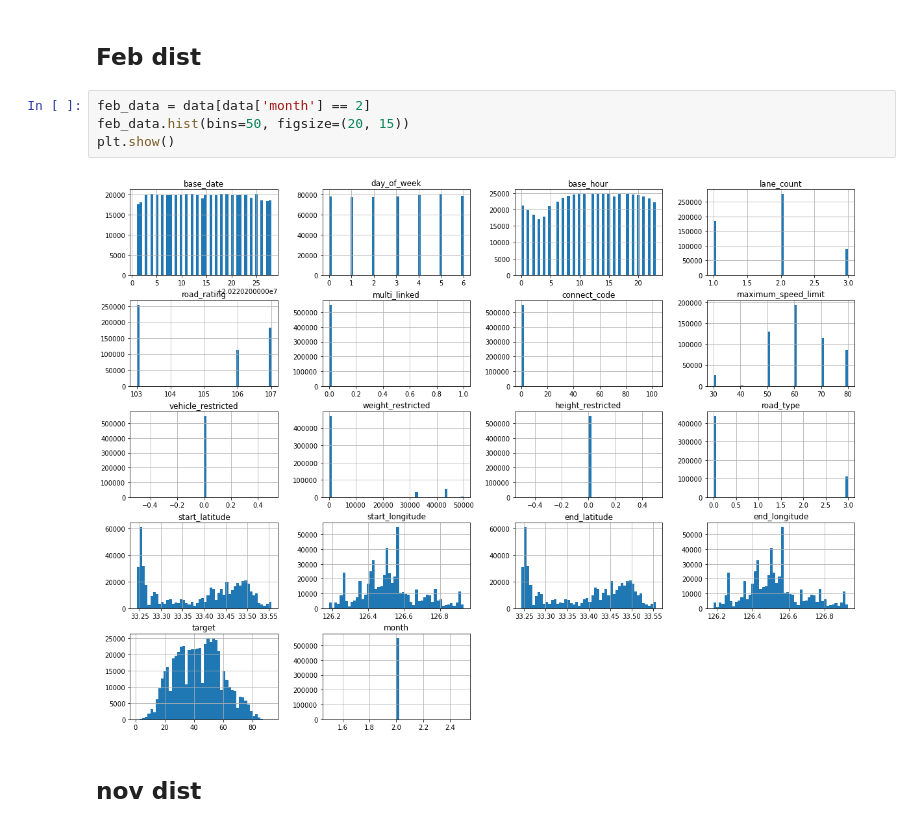
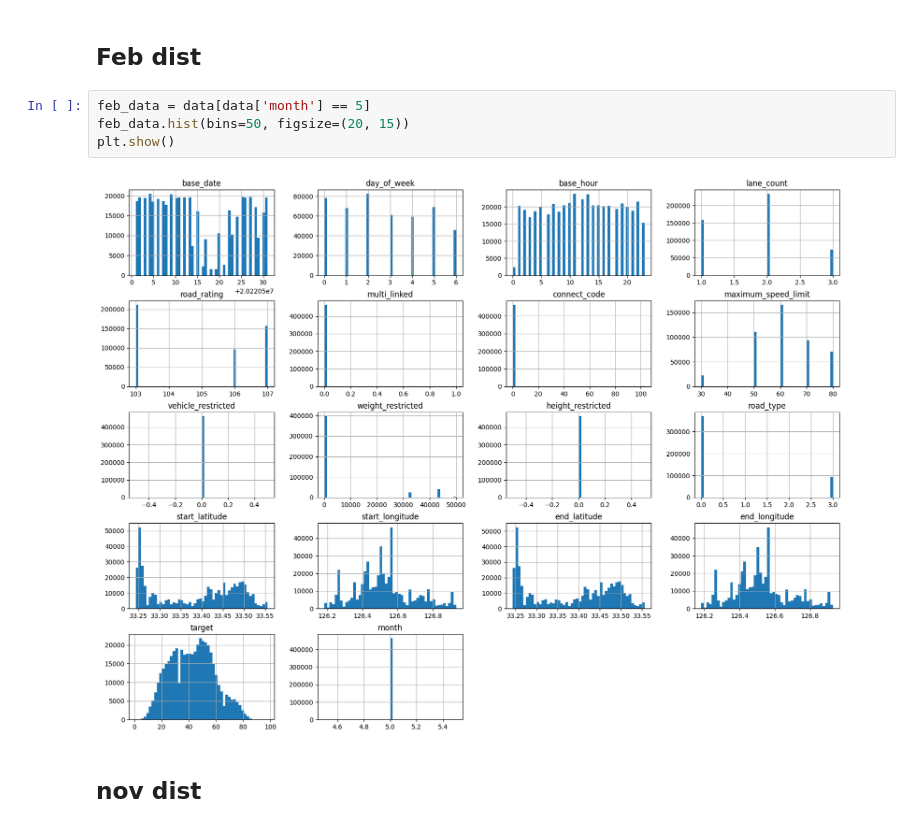
Before and after one commit to noodle-s/Jeju-road-traffic-prediction, a Jupyter notebook: EDA/EDA_oym.ipynb, the cells around one changed output. Cells and saved outputs as stored; diff of their text form.

```diff
--- a/EDA/EDA_oym.ipynb
+++ b/EDA/EDA_oym.ipynb
@@ -136,11 +138,11 @@ plt.show()
 # %% [markdown]
 ## Feb dist
 # %%
-feb_data = data[data['month'] == 2]
+feb_data = data[data['month'] == 5]
 feb_data.hist(bins=50, figsize=(20, 15))
 plt.show()
 # %% [output]
-[figure, old version]
+[figure, new version]
 # %% [markdown]
 ## nov dist
 # %%
```
Also changed, not shown: parts of 19 cells of this notebook.
